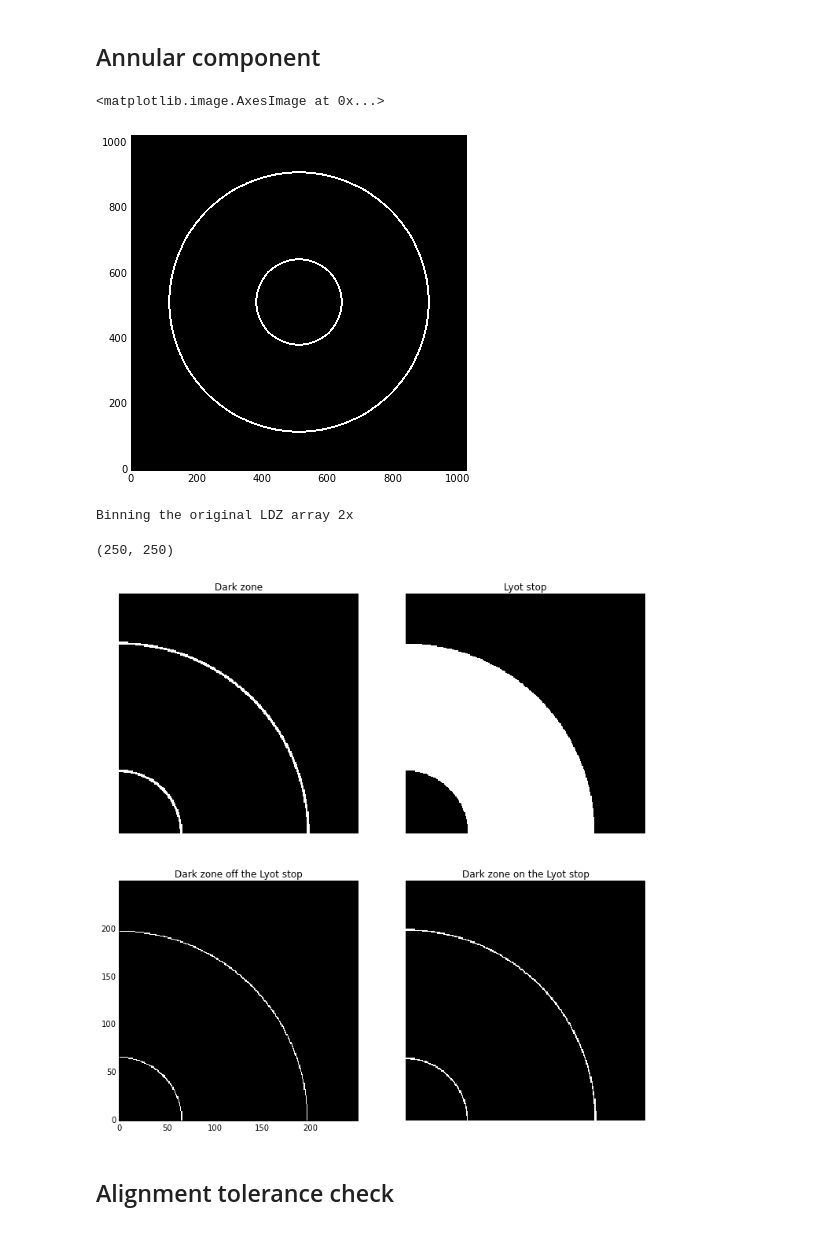
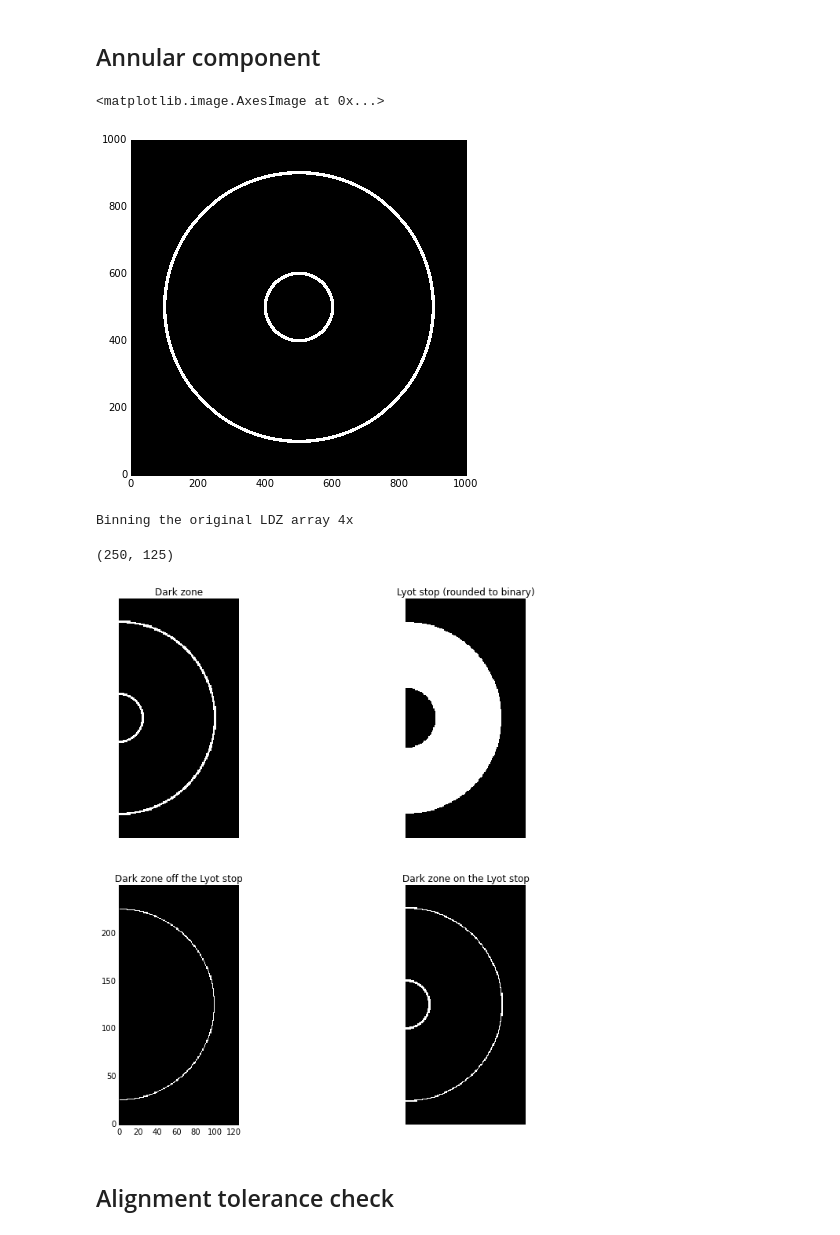
Before and after one commit to neilzim/SCDA, a Jupyter notebook: make_Lyotstop_obs0.ipynb, the cells around one changed output. Saved outputs shown, nothing was run; the diff lists cells and outputs as text; code cells hidden in the pictures.

Commit message:
revised Lyot stop obs0 script to include overwrite protection. LDZ definition now implemented for half-plane array case

```diff
--- a/make_Lyotstop_obs0.ipynb
+++ b/make_Lyotstop_obs0.ipynb
@@ -13,12 +20,13 @@ Populating the interactive namespace from numpy and matplotlib
 # %% [markdown]
 ## Set basic parameters
 # %%
+overwrite = False
 N = 125 # pupil array quadrant width after binning
-iD = 25
+iD = 20
 oD = 80
-aligntol = 3 # units of thousandths of pupil diameter
+aligntol = 5 # units of thousandths of pupil diameter
 L = 1000 # starting array width
 D = 1000 # starting pupil diameter
-symm = 'half'
+symm = 'half' # set to either 'quart' or 'half'
 # %%
 #LS_dir = os.path.abspath("../InputMasks/LS")
@@ -168,7 +167,7 @@ plt.figure(figsize=(6,6))
 plt.imshow(Lyot_dz)
 # %% [output]
 <matplotlib.image.AxesImage at 0x...>
-[figure, old version]
+[figure, new version]
 # %%
 #Lyot_dz_binned = skimage.transform.rescale(Lyot_dz, scalefac, order=1)
 
@@ -177,31 +176,35 @@ Lyot_dz_binned = np.reshape(Lyot_dz, (Lyot_dz.shape[0]/scalefac, scalefac,
                                       Lyot_dz.shape[1]/scalefac, scalefac)).mean(1).mean(2)
 
 L_bin = Lyot_dz_binned.shape[0]
-Lyot_dz_binned_quad = Lyot_dz_binned[L_bin/2:L_bin/2+N,L_bin/2:L_bin/2+N]
-Lyot_dz_binned_quad_binary = np.round(Lyot_dz_binned_quad).astype(int)
-Lyot_dz_binned_quad.shape
+if symm is 'half':
+    Lyot_dz_binned_crop = Lyot_dz_binned[L_bin/2-N:L_bin/2+N,L_bin/2:L_bin/2+N]
+    Lyot_dz_binned_crop_binary = np.round(Lyot_dz_binned_crop).astype(int)
+else:
+    Lyot_dz_binned_crop = Lyot_dz_binned[L_bin/2:L_bin/2+N,L_bin/2:L_bin/2+N]
+    Lyot_dz_binned_crop_binary = np.round(Lyot_dz_binned_crop).astype(int)
+Lyot_dz_binned_crop.shape
 # %% [output]
-Binning the original LDZ array 2x
+Binning the original LDZ array 4x
-(250, 250)
+(250, 125)
 # %%
 plt.figure(figsize=(12,12))
 plt.subplot(221)
 plt.title('Dark zone')
-plt.imshow(Lyot_dz_binned_quad_binary)
+plt.imshow(Lyot_dz_binned_crop_binary)
 plt.axis('off')
 plt.subplot(222)
-plt.title('Lyot stop')
-plt.imshow(Lyot_stop_binned_quad_binary)
+plt.title('Lyot stop (rounded to binary)')
+plt.imshow(Lyot_stop_binned_crop_binary)
 plt.axis('off')
 plt.subplot(223)
 plt.title('Dark zone off the Lyot stop')
-plt.imshow(Lyot_stop_binned_quad_binary & Lyot_dz_binned_quad_binary)
+plt.imshow(Lyot_stop_binned_crop_binary & Lyot_dz_binned_crop_binary)
 plt.subplot(224)
 plt.title('Dark zone on the Lyot stop')
-plt.imshow(~Lyot_stop_binned_quad_binary & Lyot_dz_binned_quad_binary)
+plt.imshow(~Lyot_stop_binned_crop_binary & Lyot_dz_binned_crop_binary)
 t=plt.axis('off')
 # %% [output]
-[figure, old version]
+[figure, new version]
 # %% [markdown]
 ## Alignment tolerance check
 # %%
```
Also changed, not shown: parts of 10 cells of this notebook.
